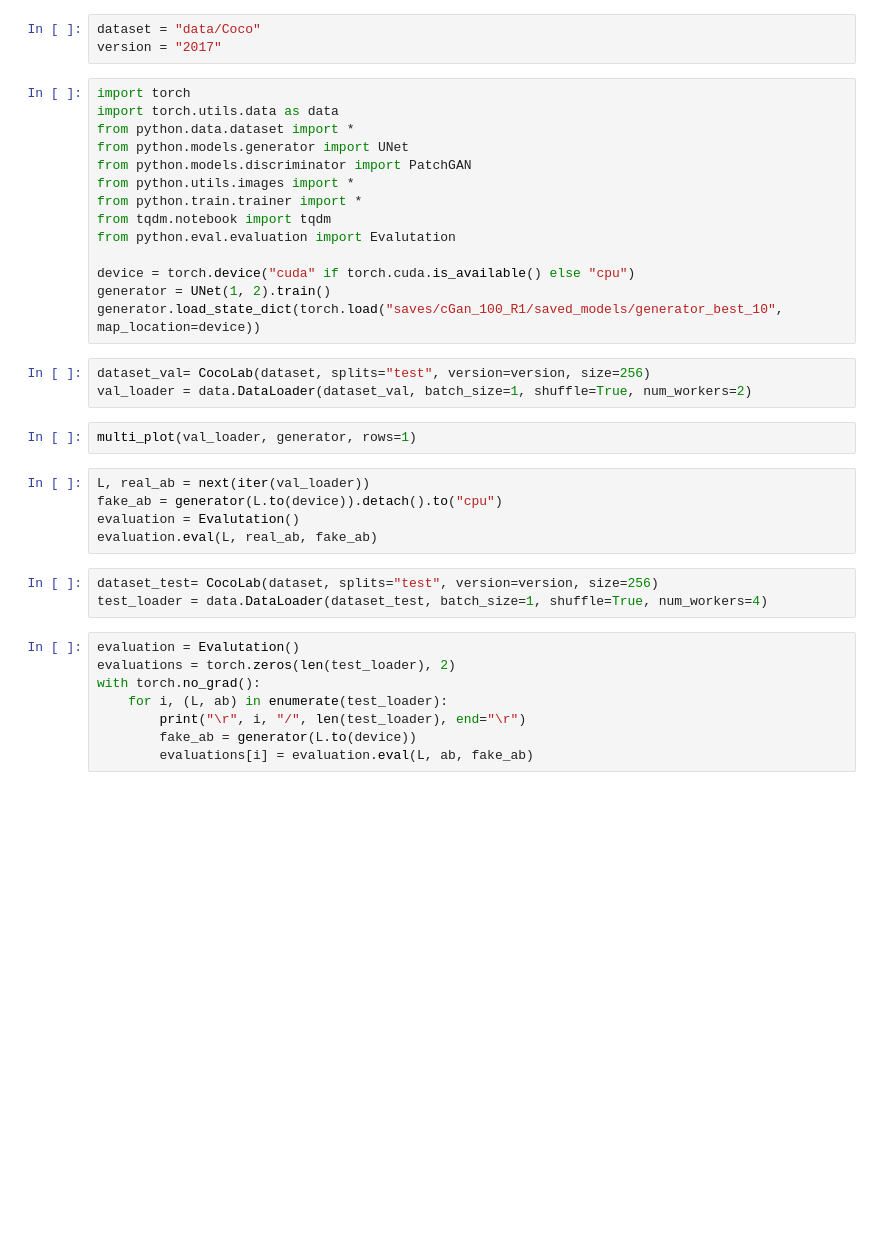
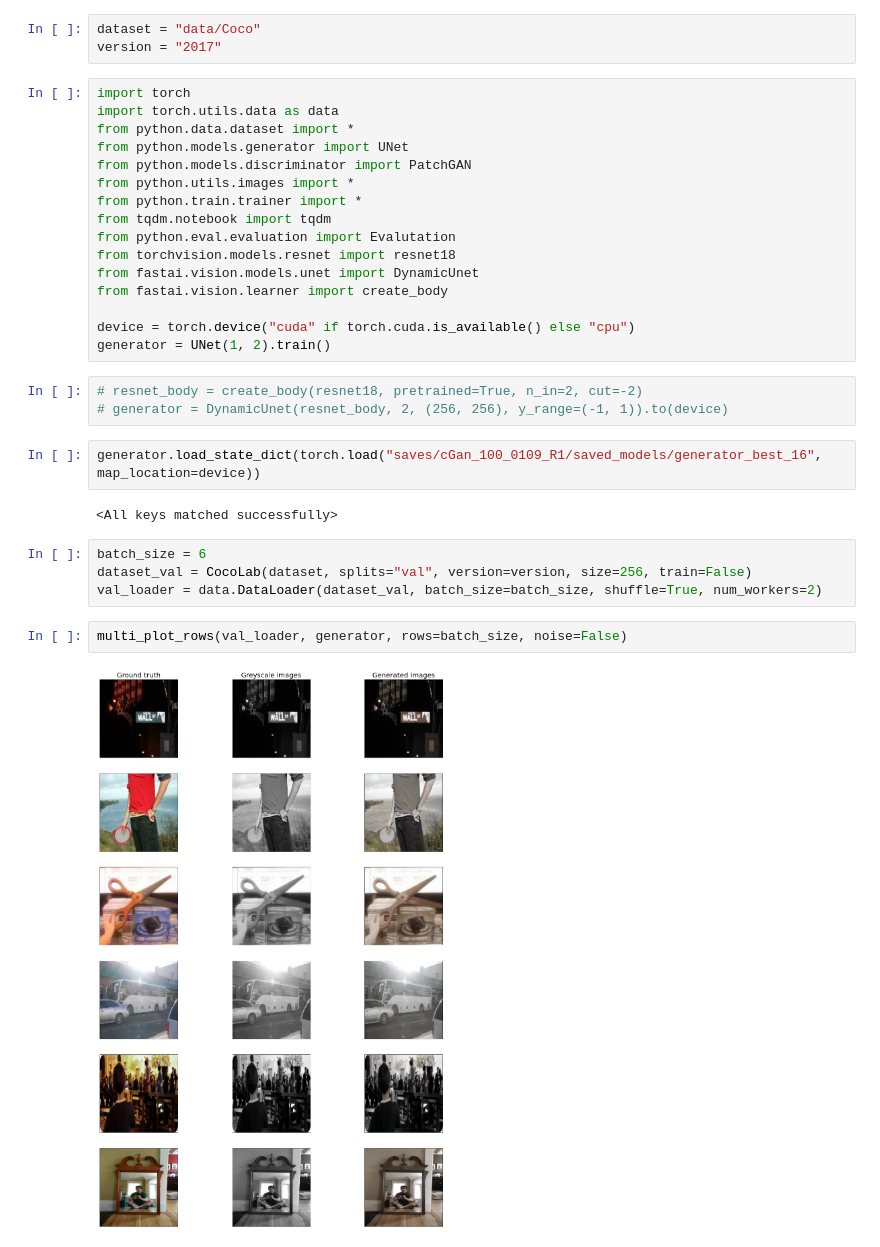
Before and after one commit to Julien-Gustin/Image-Colorization, a Jupyter notebook: results.ipynb, the cells around one changed output. Saved outputs shown, nothing was run; the diff lists cells and outputs as text; blank space fills up the shorter version.

```diff
--- a/results.ipynb
+++ b/results.ipynb
@@ -11,28 +11,24 @@ from python.utils.images import *
 from python.train.trainer import *
 from tqdm.notebook import tqdm
 from python.eval.evaluation import Evalutation
+from torchvision.models.resnet import resnet18
+from fastai.vision.models.unet import DynamicUnet
+from fastai.vision.learner import create_body
 
 device = torch.device("cuda" if torch.cuda.is_available() else "cpu")
 generator = UNet(1, 2).train()
-generator.load_state_dict(torch.load("saves/cGan_100_R1/saved_models/generator_best_10", map_location=device))
+# %%
+# resnet_body = create_body(resnet18, pretrained=True, n_in=2, cut=-2)
+# generator = DynamicUnet(resnet_body, 2, (256, 256), y_range=(-1, 1)).to(device)
+# %%
+generator.load_state_dict(torch.load("saves/cGan_100_0109_R1/saved_models/generator_best_16", map_location=device))
+# %% [output]
+<All keys matched successfully>
 # %%
-dataset_val= CocoLab(dataset, splits="test", version=version, size=256)
-val_loader = data.DataLoader(dataset_val, batch_size=1, shuffle=True, num_workers=2)
+batch_size = 6
+dataset_val = CocoLab(dataset, splits="val", version=version, size=256, train=False)
+val_loader = data.DataLoader(dataset_val, batch_size=batch_size, shuffle=True, num_workers=2)
 # %%
-multi_plot(val_loader, generator, rows=1)
+multi_plot_rows(val_loader, generator, rows=batch_size, noise=False)
+# %% [output]
+[figure, added]
-# %%
-L, real_ab = next(iter(val_loader))
-fake_ab = generator(L.to(device)).detach().to("cpu")
-evaluation = Evalutation()
-evaluation.eval(L, real_ab, fake_ab)
-# %%
-dataset_test= CocoLab(dataset, splits="test", version=version, size=256)
-test_loader = data.DataLoader(dataset_test, batch_size=1, shuffle=True, num_workers=4)
-# %%
-evaluation = Evalutation()
-evaluations = torch.zeros(len(test_loader), 2)
-with torch.no_grad():
-    for i, (L, ab) in enumerate(test_loader):
-        print("\r", i, "/", len(test_loader), end="\r")
-        fake_ab = generator(L.to(device))
-        evaluations[i] = evaluation.eval(L, ab, fake_ab)
```
Also changed, not shown: parts of 1 cell of this notebook, 4 other files.
